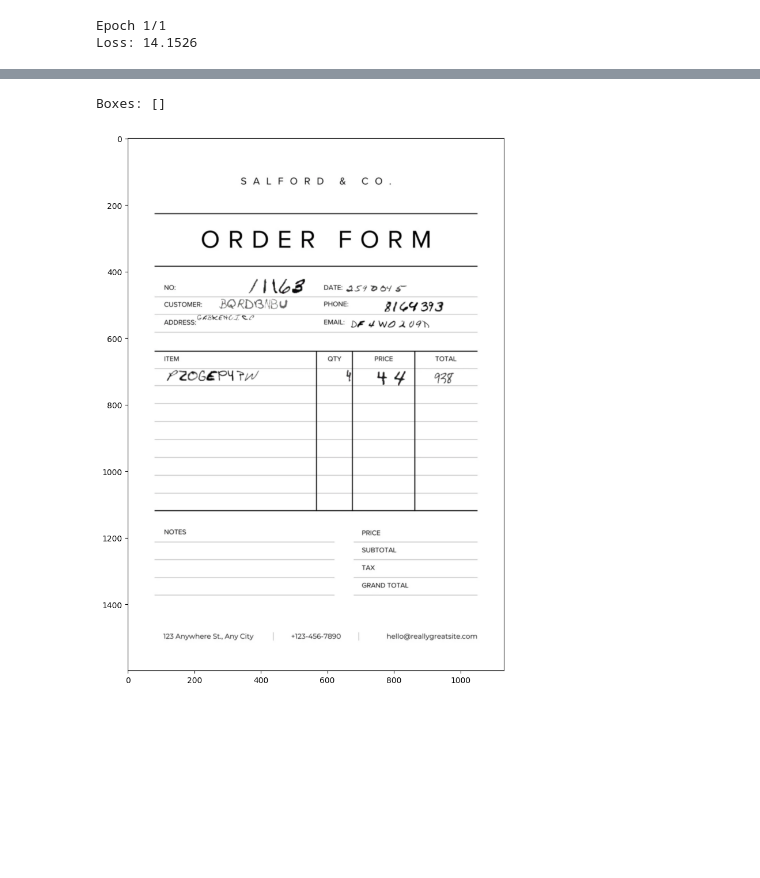
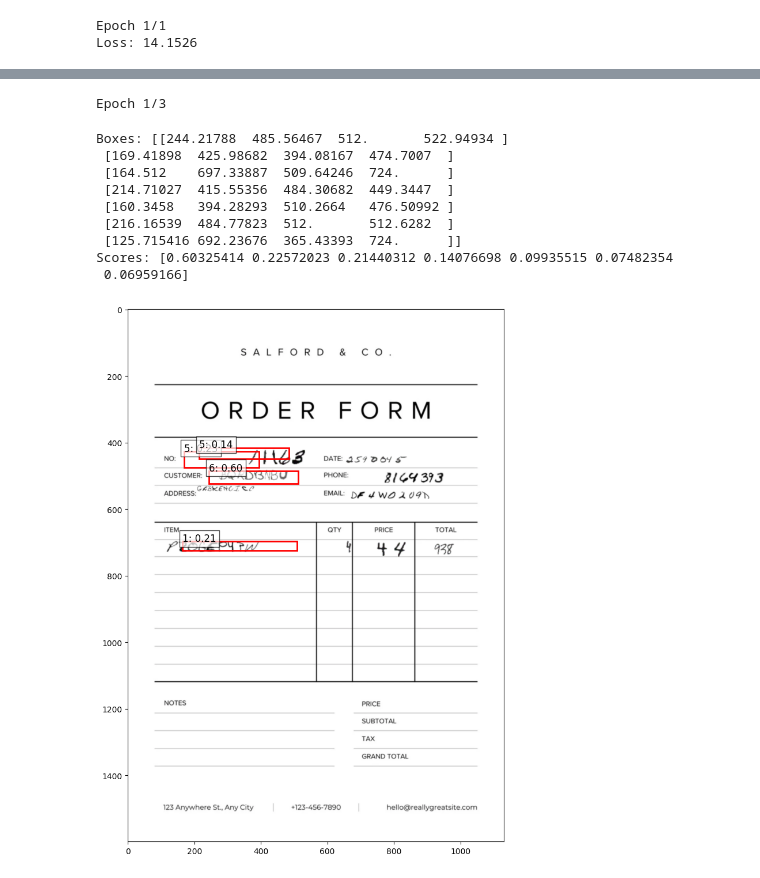
Before and after one commit to angelo-volpe/document-generator-text-extractor, a Jupyter notebook: notebooks/TextDetectorModel.ipynb, the cells around one changed output, grey strips where cells are left out. Drawn from its saved outputs; the diff is of its cells as text; code cells hidden in the pictures; blank space fills up the shorter version.

Commit message:
add test on real image

```diff
--- a/notebooks/TextDetectorModel.ipynb
+++ b/notebooks/TextDetectorModel.ipynb
@@ -108,0 +105,2 @@ Epoch 1/1
+# %%
+trained_model = train_model(trained_model, train_loader, optimizer, device, num_epochs=3)
@@ -108,0 +114,4 @@ Epoch 1/1
+# %%
+trained_model = train_model(trained_model, train_loader, optimizer, device, num_epochs=3)
+# %% [output]
+Epoch 1/3
@@ -109,11 +121,11 @@ Epoch 1/1
 # %%
-def process_document(model, image_path, device, confidence_threshold=0.7):
+def process_document(model, image, device, confidence_threshold=0.7):
     """
     Process a new document using the trained model
 
     Args:
         model: Trained Faster R-CNN model
-        image_path: Path to the document image
+        image: image RGB
         device: Device to run the model on
         confidence_threshold: Threshold for confidence scores
 
@@ -121,7 +133,6 @@ def process_document(model, image_path, device, confidence_threshold=0.7):
         Dictionary mapping field types to extracted text
     """
     # Load the image
-    image = Image.open(image_path).convert("RGB")
     original_image = np.array(image)
 
     # Transform image
@@ -143,6 +154,7 @@ def process_document(model, image_path, device, confidence_threshold=0.7):
     scores = prediction['scores'].cpu().numpy()
 
     print(f"Boxes: {boxes}")
+    print(f"Scores: {scores}")
 
     # Filter by confidence threshold
     mask = scores >= confidence_threshold
@@ -167,8 +179,18 @@ def process_document(model, image_path, device, confidence_threshold=0.7):
     plt.show()
 
     return
+# %%
+image = Image.open(documents_dir / "train" / "sample_3.png").convert("RGB")
 # %%
-process_document(trained_model, documents_dir / "train" / "sample_3.png", device, confidence_threshold=0.2)
+process_document(trained_model, image, device, confidence_threshold=0.1)
 # %% [output]
-Boxes: []
+Boxes: [[244.21788  485.56467  512.       522.94934 ]
+ [169.41898  425.98682  394.08167  474.7007  ]
+ [164.512    697.33887  509.64246  724.      ]
+ [214.71027  415.55356  484.30682  449.3447  ]
+ [160.3458   394.28293  510.2664   476.50992 ]
+ [216.16539  484.77823  512.       512.6282  ]
+ [125.715416 692.23676  365.43393  724.      ]]
+Scores: [0.60325414 0.22572023 0.21440312 0.14076698 0.09935515 0.07482354
+ 0.06959166]
-[figure, old version]
+[figure, new version]
```
Also changed, not shown: parts of 10 cells of this notebook, 1 other file.
